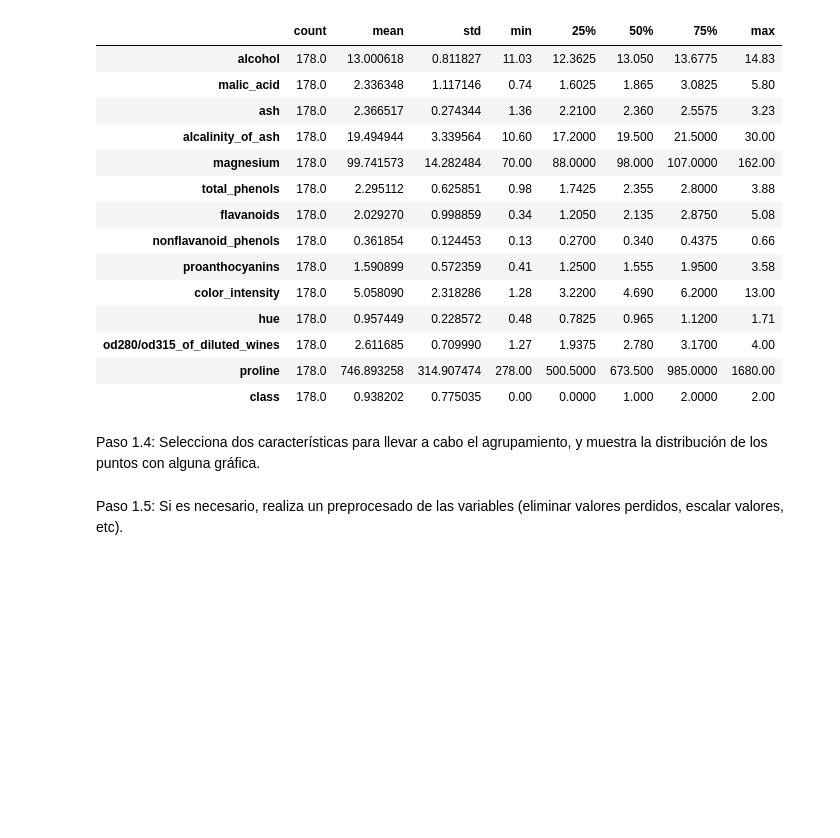
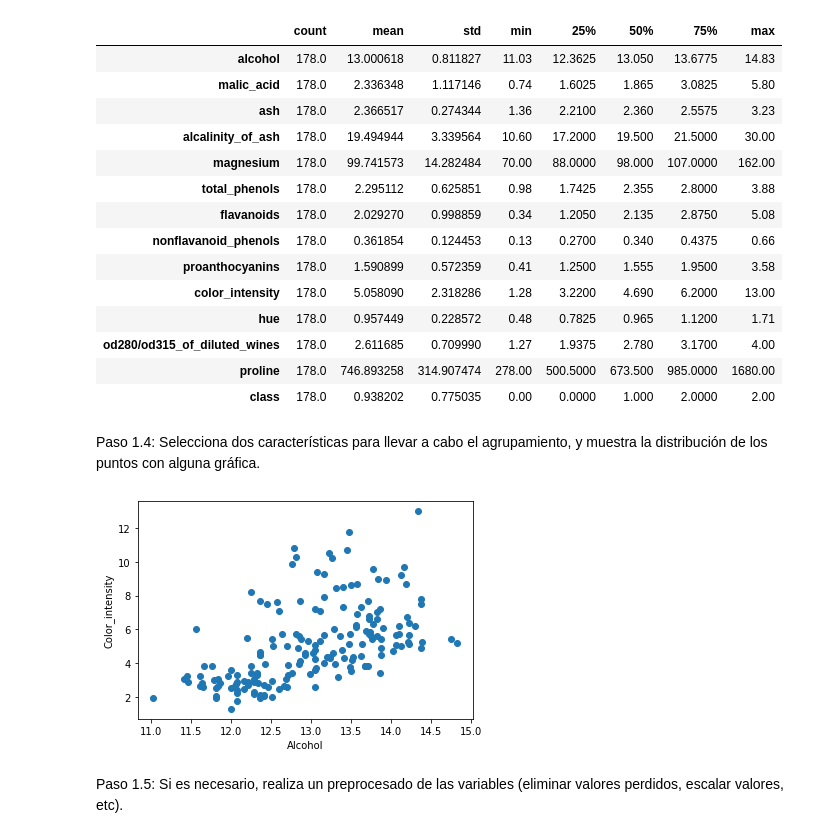
Before and after one commit to golly10/MNSDA, a Jupyter notebook: Tema 3/MetodosNoSupervisados_NotebookTarea3.ipynb, the cells around one changed output. Saved outputs shown, nothing was run; the diff lists cells and outputs as text; code cells hidden in the pictures; blank space fills up the shorter version.

```diff
--- a/Tema 3/MetodosNoSupervisados_NotebookTarea3.ipynb
+++ b/Tema 3/MetodosNoSupervisados_NotebookTarea3.ipynb
@@ -77,2 +81,15 @@ Paso 1.4: Selecciona dos características para llevar a cabo el agrupamiento, y
+# %%
+#COMPLETAR
+
+x = wine_data["alcohol"]
+
+y = wine_data["color_intensity"]
+
+plt.scatter(x,y)
+plt.xlabel("Alcohol")
+plt.ylabel("Color_intensity")
+plt.show()
+# %% [output]
+[figure, added]
 # %% [markdown]
 Paso 1.5: Si es necesario, realiza un preprocesado de las variables (eliminar valores perdidos, escalar valores, etc).
```
Also changed, not shown: parts of 21 cells of this notebook, 1 other file.
